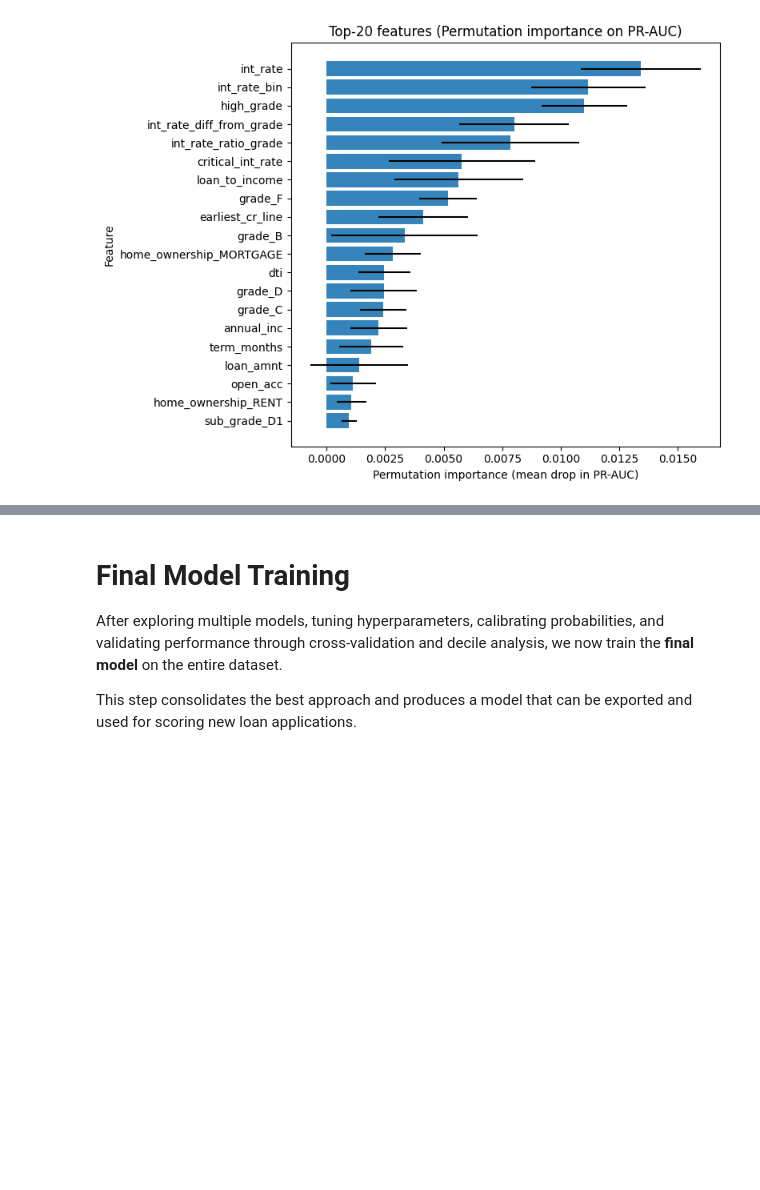
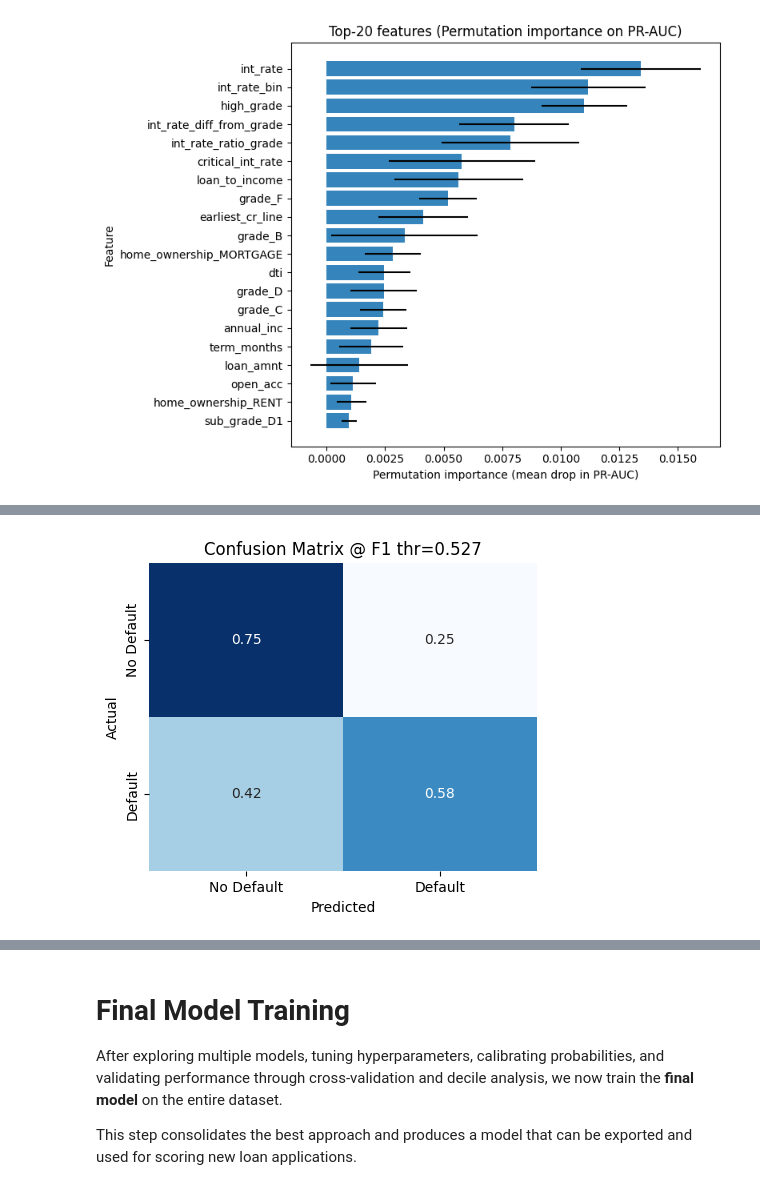
Before and after one commit to BSalvatierra13/credit-scoring-lc, a Jupyter notebook: notebooks/02_model.ipynb, the cells around one changed output, grey strips where cells are left out. Saved outputs shown, nothing was run; the diff lists cells and outputs as text; code cells hidden in the pictures; blank space fills up the shorter version.

Commit message:
Editing the model, explotarion and adding the app

```diff
--- a/notebooks/02_model.ipynb
+++ b/notebooks/02_model.ipynb
@@ -568,0 +336,16 @@ Capture @ Top 20%: 0.410
+# %%
+#Train the model with the full dataset
+rf_full = RandomForestClassifier(
+    n_estimators=500,
+    max_depth=None,
+    min_samples_split=25,
+    max_features='sqrt',
+    min_samples_leaf=25,
+    class_weight='balanced',
+    random_state=42
+)
+
+rf_full.fit(X_train_all, y_train_all)
+p_full = rf_full.predict_proba(X_test_all)[:, 1]
+print("ROC-AUC:", roc_auc_score(y_test_all, p_full))
+print("PR-AUC:", average_precision_score(y_test_all, p_full))
@@ -568,0 +368,73 @@ Capture @ Top 20%: 0.410
+# %%
+#Thresholds analysis for the full model
+import numpy as np
+import pandas as pd
+from sklearn.metrics import (
+    precision_recall_curve, roc_curve, confusion_matrix,
+    f1_score, average_precision_score
+)
+import matplotlib.pyplot as plt
+
+# ---------- helpers ----------
+
+def plot_cm_normalized(y_true, y_pred, labels=["No Default","Default"], title="Confusion Matrix (normalized)"):
+    """
+    Compute and plot normalized confusion matrix (row-wise).
+    """
+    cm = confusion_matrix(y_true, y_pred)
+    cm_norm = cm.astype('float') / cm.sum(axis=1)[:, np.newaxis]  # <-- correct row-wise normalization
+
+    # DataFrame for visualization
+    cm_df = pd.DataFrame(cm_norm, index=labels, columns=labels)
+
+    # Plot
+    plt.figure(figsize=(5,4))
+    sns.heatmap(cm_df, annot=True, fmt=".2f", cmap="Blues", cbar=False)
+    plt.ylabel("Actual")
+    plt.xlabel("Predicted")
+    plt.title(title)
+    plt.show()
+
+def best_threshold_f1(y_true, proba):
+    prec, rec, thr = precision_recall_curve(y_true, proba)
+    f1 = 2 * prec * rec / (prec + rec + 1e-12)
+    i = int(np.argmax(f1))
+    return float(thr[i]) if i < len(thr) else 0.5, float(f1[i])
+
+def best_threshold_ks(y_true, proba):
+    fpr, tpr, thr = roc_curve(y_true, proba)
+    ks_vals = tpr - fpr
+    i = int(np.argmax(ks_vals))
+    return float(thr[i]), float(ks_vals[i])
+
+def best_threshold_cost(y_true, proba, cost_fn=5.0, cost_fp=2):
+    """
+    Minimize expected cost:
+      C = cost_fn * FN + cost_fp * FP
+    Adjust cost_fn and cost_fp according to the penalty of accepting bads vs. rejecting goods.
+    """
+    thr_grid = np.quantile(proba, np.linspace(0.01, 0.99, 99))
+    best_C, best_t = None, 0.5
+    for t in thr_grid:
+        yhat = (proba >= t).astype(int)
+        tn, fp, fn, tp = confusion_matrix(y_true, yhat).ravel()
+        C = cost_fn * fn + cost_fp * fp
+        if (best_C is None) or (C < best_C):
+            best_C, best_t = C, t
+    return float(best_t), float(best_C)
+
+
+# ---------- choose thresholds ----------
+t_f1, f1_val = best_threshold_f1(y_test_all, p_full)
+t_ks, ks_val = best_threshold_ks(y_test_all, p_full)
+t_cost, cost_val = best_threshold_cost(y_test_all, p_full, cost_fn=5.0, cost_fp=1.0)  # adjust costs
+
+print(f"Best F1 threshold = {t_f1:.4f}  (F1={f1_val:.4f})")
+print(f"Best KS threshold = {t_ks:.4f}  (KS={ks_val:.4f})")
+print(f"Best COST threshold = {t_cost:.4f}  (Cost={cost_val:.1f})")
+
+# ---------- normalized confusion matrices ----------
+plot_cm_normalized(y_test_all, (p_full >= t_f1).astype(int), title=f"Confusion Matrix @ F1 thr={t_f1:.3f}")
+plot_cm_normalized(y_test_all, (p_full >= t_ks).astype(int), title=f"Confusion Matrix @ KS thr={t_ks:.3f}")
+plot_cm_normalized(y_test_all, (p_full >= t_cost).astype(int), title=f"Confusion Matrix @ COST thr={t_cost:.3f}")
+# %% [output]
@@ -568,0 +444 @@ Capture @ Top 20%: 0.410
+[figure, added]
```
Also changed, not shown: parts of 18 cells of this notebook, 4 other files.
